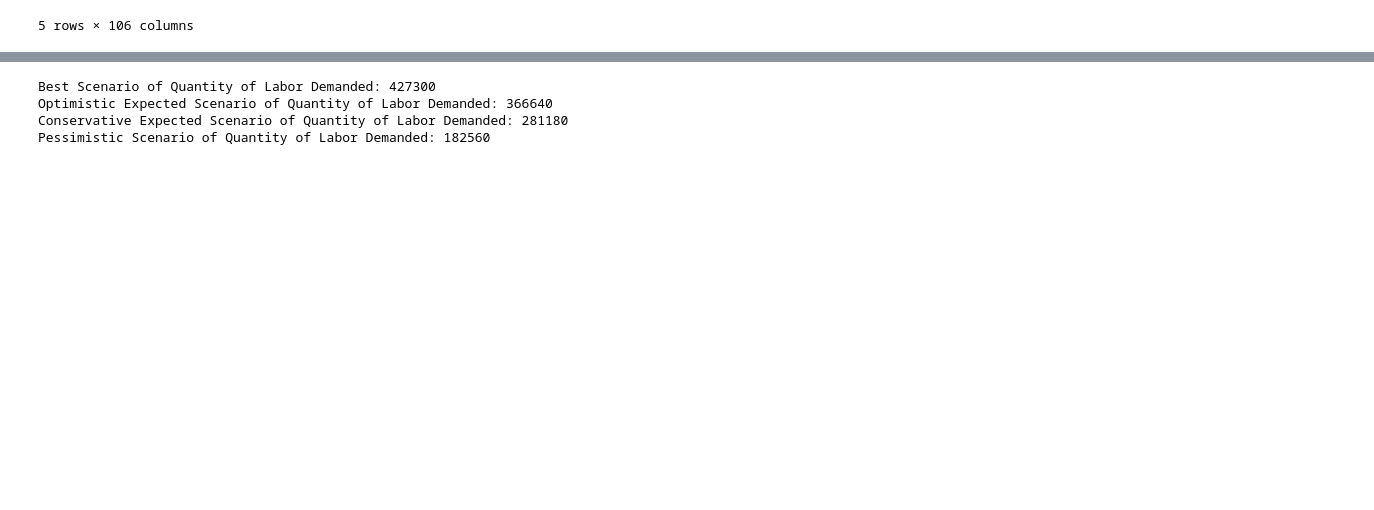
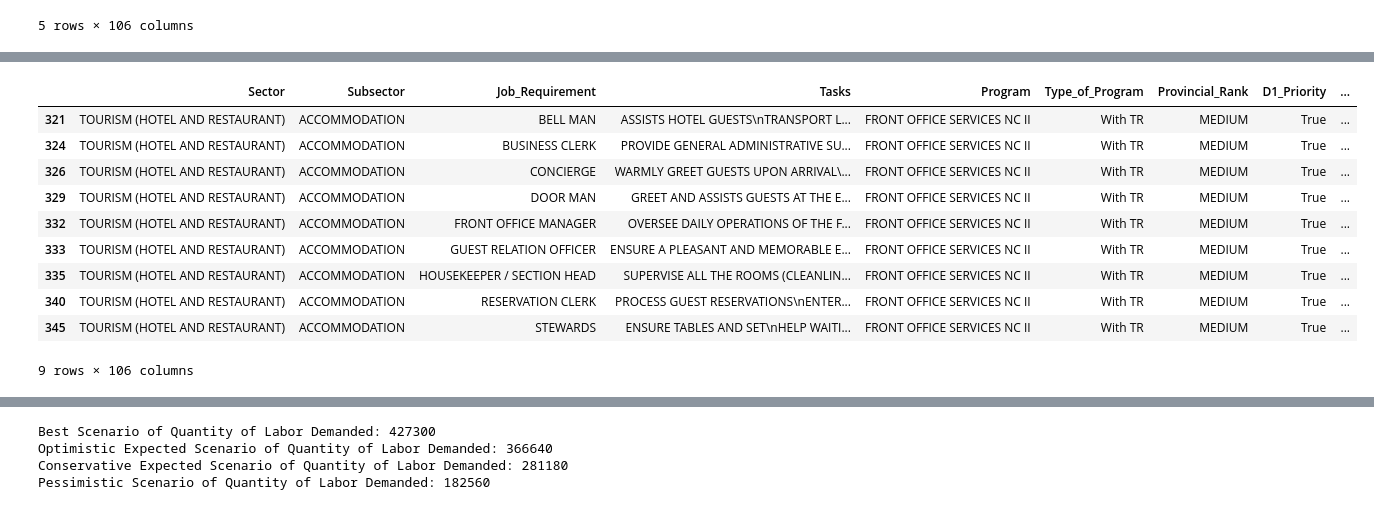
Before and after one commit to BSDSBA-JF/wadwani_intern, a Jupyter notebook: 03_tesda_cebu/CEBU/01_cleaning_labor_demand.ipynb, the cells around one changed output, grey strips where cells are left out. Cells and saved outputs as stored; diff of their text form; code cells hidden in the pictures; blank space fills up the shorter version.

```diff
--- a/03_tesda_cebu/CEBU/01_cleaning_labor_demand.ipynb
+++ b/03_tesda_cebu/CEBU/01_cleaning_labor_demand.ipynb
@@ -78 +93,15 @@ tourism_df.head()
+# %%
+tourism_df.loc[tourism_df['Program'] == 'FRONT OFFICE SERVICES NC II']
+# %% [output]
+|  | Sector | Subsector | Job_Requirement | Tasks | Program | Type_of_Program | Provincial_Rank | D1_Priority | ... |
+| 321 | TOURISM (HOTEL AND RESTAURANT) | ACCOMMODATION | BELL MAN | ASSISTS HOTEL GUESTS\nTRANSPORT L... | FRONT OFFICE SERVICES NC II | With TR | MEDIUM | True | ... |
+| 324 | TOURISM (HOTEL AND RESTAURANT) | ACCOMMODATION | BUSINESS CLERK | PROVIDE GENERAL ADMINISTRATIVE SU... | FRONT OFFICE SERVICES NC II | With TR | MEDIUM | True | ... |
+| 326 | TOURISM (HOTEL AND RESTAURANT) | ACCOMMODATION | CONCIERGE | WARMLY GREET GUESTS UPON ARRIVAL\... | FRONT OFFICE SERVICES NC II | With TR | MEDIUM | True | ... |
+| 329 | TOURISM (HOTEL AND RESTAURANT) | ACCOMMODATION | DOOR MAN | GREET AND ASSISTS GUESTS AT THE E... | FRONT OFFICE SERVICES NC II | With TR | MEDIUM | True | ... |
+| 332 | TOURISM (HOTEL AND RESTAURANT) | ACCOMMODATION | FRONT OFFICE MANAGER | OVERSEE DAILY OPERATIONS OF THE F... | FRONT OFFICE SERVICES NC II | With TR | MEDIUM | True | ... |
+| 333 | TOURISM (HOTEL AND RESTAURANT) | ACCOMMODATION | GUEST RELATION OFFICER | ENSURE A PLEASANT AND MEMORABLE E... | FRONT OFFICE SERVICES NC II | With TR | MEDIUM | True | ... |
+| 335 | TOURISM (HOTEL AND RESTAURANT) | ACCOMMODATION | HOUSEKEEPER / SECTION HEAD | SUPERVISE ALL THE ROOMS (CLEANLIN... | FRONT OFFICE SERVICES NC II | With TR | MEDIUM | True | ... |
+| 340 | TOURISM (HOTEL AND RESTAURANT) | ACCOMMODATION | RESERVATION CLERK | PROCESS GUEST RESERVATIONS\nENTER... | FRONT OFFICE SERVICES NC II | With TR | MEDIUM | True | ... |
+| 345 | TOURISM (HOTEL AND RESTAURANT) | ACCOMMODATION | STEWARDS | ENSURE TABLES AND SET\nHELP WAITI... | FRONT OFFICE SERVICES NC II | With TR | MEDIUM | True | ... |
+9 rows × 106 columns
 # %%
```
Also changed, not shown: parts of 5 cells of this notebook, 3 other files.
